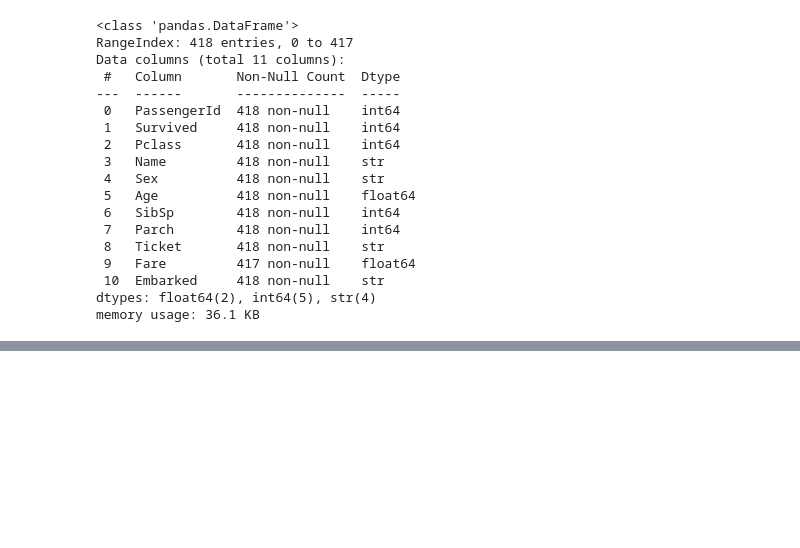
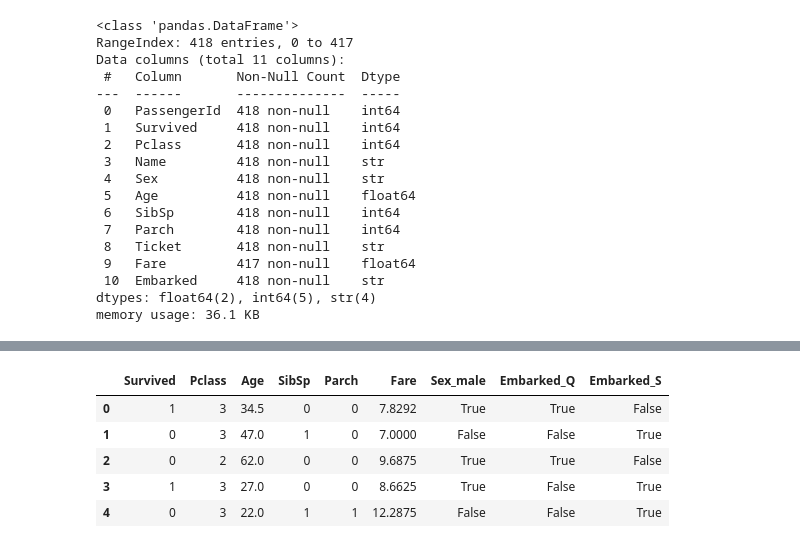
Before and after one commit to dev-ishtiaq/machine-learnig-journey, a Jupyter notebook: ML/logistic_regression.ipynb, the cells around one changed output, grey strips where cells are left out. Saved outputs shown, nothing was run; the diff lists cells and outputs as text; code cells hidden in the pictures; blank space fills up the shorter version.

```diff
--- a/ML/logistic_regression.ipynb
+++ b/ML/logistic_regression.ipynb
@@ -199,0 +235,15 @@ memory usage: 36.1 KB
+# %%
+data = pd.get_dummies(
+    data=data,
+    columns=['Sex', 'Embarked'],
+    drop_first=True
+)
+# %%
+data.head()
+# %% [output]
+|  | Survived | Pclass | Age | SibSp | Parch | Fare | Sex_male | Embarked_Q | Embarked_S |
+| 0 | 1 | 3 | 34.5 | 0 | 0 | 7.8292 | True | True | False |
+| 1 | 0 | 3 | 47.0 | 1 | 0 | 7.0000 | False | False | True |
+| 2 | 0 | 2 | 62.0 | 0 | 0 | 9.6875 | True | True | False |
+| 3 | 1 | 3 | 27.0 | 0 | 0 | 8.6625 | True | False | True |
+| 4 | 0 | 3 | 22.0 | 1 | 1 | 12.2875 | False | False | True |
```
Also changed, not shown: parts of 12 cells of this notebook, 3 other files.
